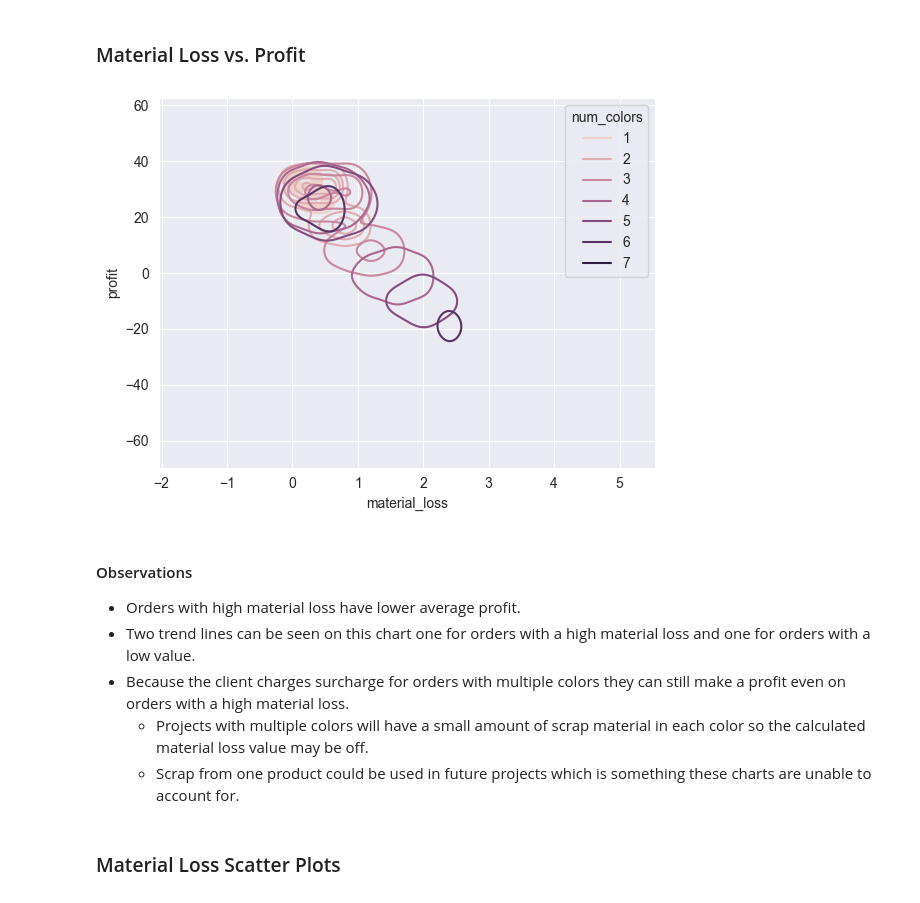
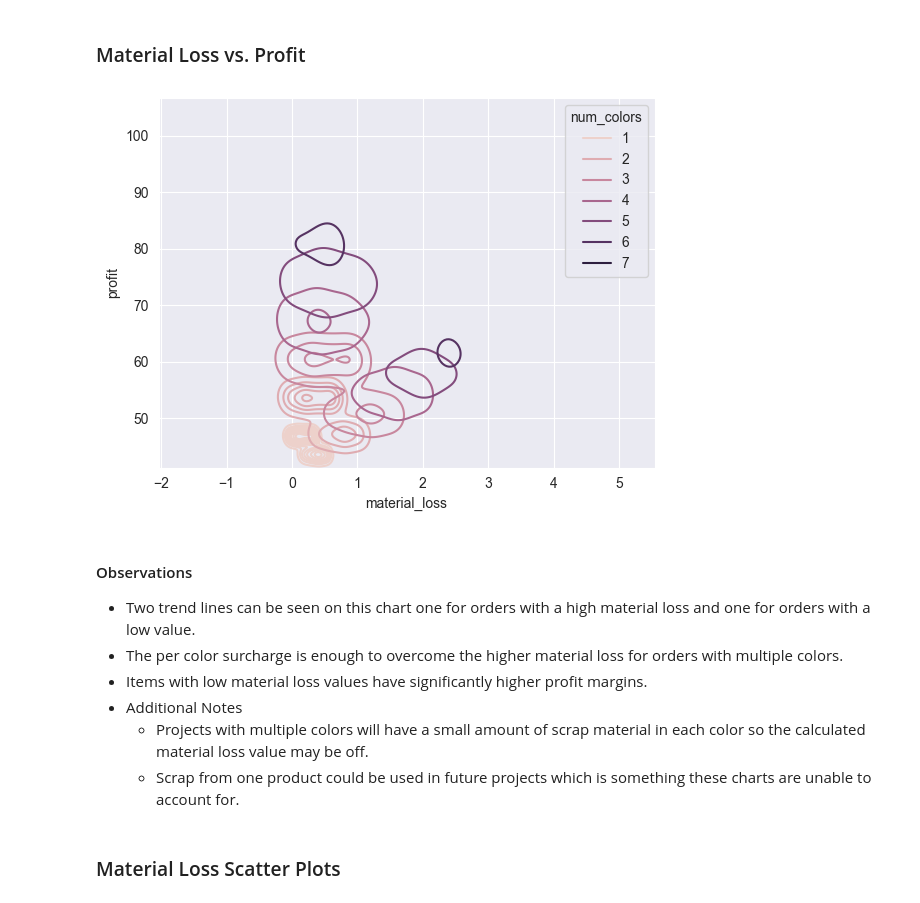
Before and after one commit to DanielLevenstein/Product_Profitability_Study, a Jupyter notebook: product_pricing.ipynb, the cells around one changed output. Saved outputs shown, nothing was run; the diff lists cells and outputs as text; code cells hidden in the pictures.

```diff
--- a/product_pricing.ipynb
+++ b/product_pricing.ipynb
@@ -191,14 +210,16 @@ sns.boxplot(data=df_price0, x='num_colors', y='material_loss', hue='num_colors')
 # %% [markdown]
 ### Material Loss vs. Profit
 # %%
-sns.kdeplot(data=df_price0, x='material_loss', y='profit', hue='num_colors');
+sns.kdeplot(data=df_price1, x='material_loss', y='profit', hue='num_colors')
+plt.savefig("images/material_loss_vs_profit1.png")
 # %% [output]
-[figure, old version]
+[figure, new version]
 # %% [markdown]
 #### Observations
-- Orders with high material loss have lower average profit.
 - Two trend lines can be seen on this chart one for orders with a high material loss and one for orders with a low value.
-- Because the client charges surcharge for orders with multiple colors they can still make a profit even on orders with a high material loss.
+- The per color surcharge is enough to overcome the higher material loss for orders with multiple colors.
+- Items with low material loss values have significantly higher profit margins.
+- Additional Notes
    - Projects with multiple colors will have a small amount of scrap material in each color so the calculated material loss value may be off.
    - Scrap from one product could be used in future projects which is something these charts are unable to account for.
 # %% [markdown]
```
Also changed, not shown: parts of 18 cells of this notebook, 14 other files.
